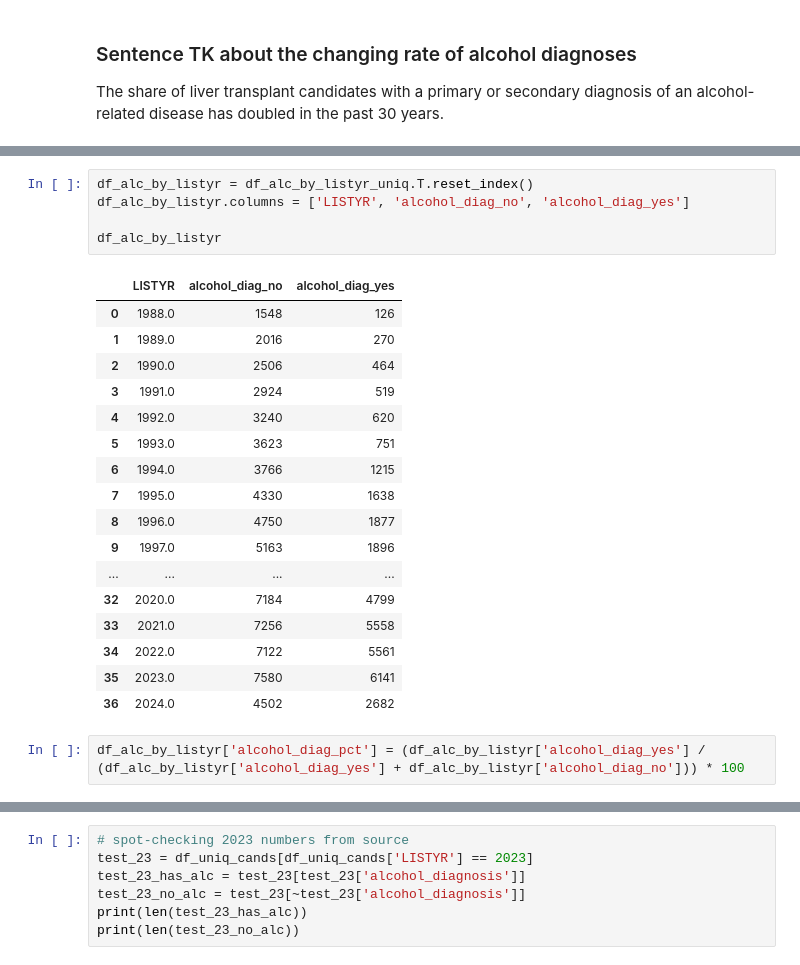
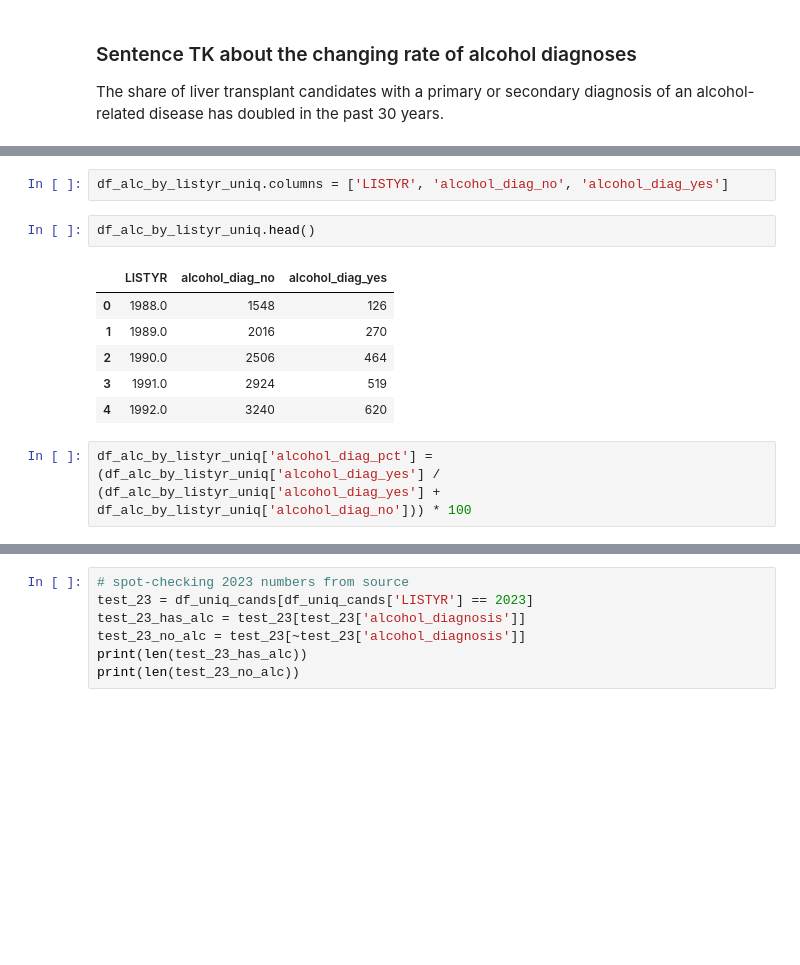
Before and after one commit to South-Dakota-News-Watch/20240805-liver-transplant-analysis, a Jupyter notebook: liver-transplant-findings.ipynb, the cells around one changed output, grey strips where cells are left out. Drawn from its saved outputs; the diff is of its cells as text; blank space fills up the shorter version.

```diff
--- a/liver-transplant-findings.ipynb
+++ b/liver-transplant-findings.ipynb
@@ -463,26 +462,14 @@ df_alc_by_listyr_uniq
 # %%
-df_alc_by_listyr = df_alc_by_listyr_uniq.T.reset_index()
-df_alc_by_listyr.columns = ['LISTYR', 'alcohol_diag_no', 'alcohol_diag_yes']
-
-df_alc_by_listyr
+df_alc_by_listyr_uniq.columns = ['LISTYR', 'alcohol_diag_no', 'alcohol_diag_yes']
-# %% [output]
-|  | LISTYR | alcohol_diag_no | alcohol_diag_yes |
-| 0 | 1988.0 | 1548 | 126 |
-| 1 | 1989.0 | 2016 | 270 |
-| 2 | 1990.0 | 2506 | 464 |
-| 3 | 1991.0 | 2924 | 519 |
-| 4 | 1992.0 | 3240 | 620 |
-| 5 | 1993.0 | 3623 | 751 |
-| 6 | 1994.0 | 3766 | 1215 |
-| 7 | 1995.0 | 4330 | 1638 |
-| 8 | 1996.0 | 4750 | 1877 |
-| 9 | 1997.0 | 5163 | 1896 |
-| ... | ... | ... | ... |
-| 32 | 2020.0 | 7184 | 4799 |
-| 33 | 2021.0 | 7256 | 5558 |
-| 34 | 2022.0 | 7122 | 5561 |
-| 35 | 2023.0 | 7580 | 6141 |
-| 36 | 2024.0 | 4502 | 2682 |
+# %%
+df_alc_by_listyr_uniq.head()
+# %% [output]
+|  | LISTYR | alcohol_diag_no | alcohol_diag_yes |
+| 0 | 1988.0 | 1548 | 126 |
+| 1 | 1989.0 | 2016 | 270 |
+| 2 | 1990.0 | 2506 | 464 |
+| 3 | 1991.0 | 2924 | 519 |
+| 4 | 1992.0 | 3240 | 620 |
 # %%
-df_alc_by_listyr['alcohol_diag_pct'] = (df_alc_by_listyr['alcohol_diag_yes'] / (df_alc_by_listyr['alcohol_diag_yes'] + df_alc_by_listyr['alcohol_diag_no'])) * 100
+df_alc_by_listyr_uniq['alcohol_diag_pct'] = (df_alc_by_listyr_uniq['alcohol_diag_yes'] / (df_alc_by_listyr_uniq['alcohol_diag_yes'] + df_alc_by_listyr_uniq['alcohol_diag_no'])) * 100
 # %%
```
Also changed, not shown: parts of 6 cells of this notebook.
